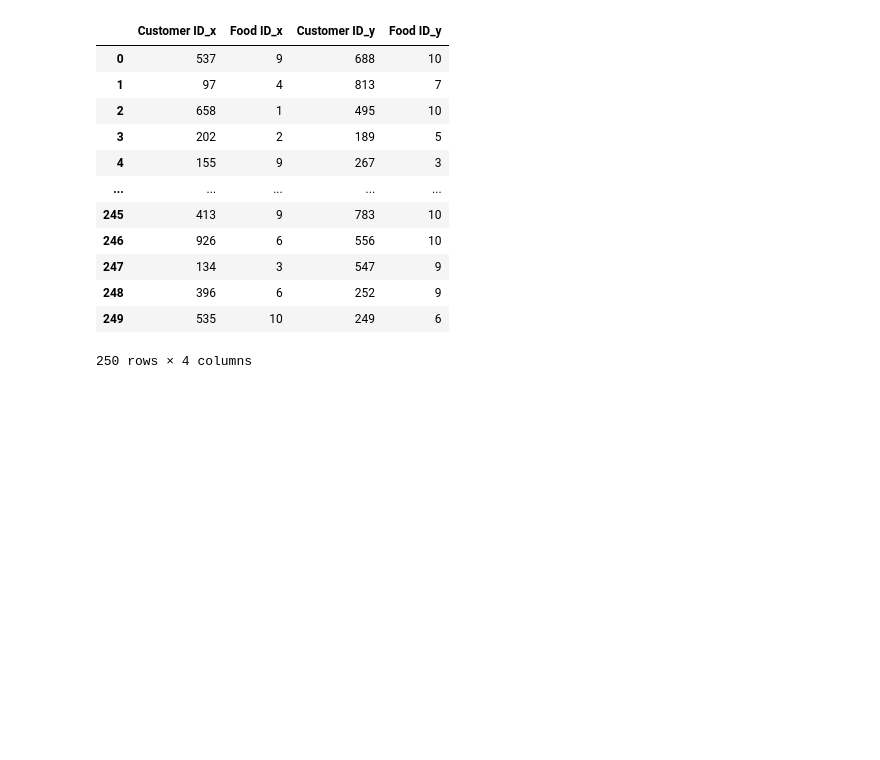
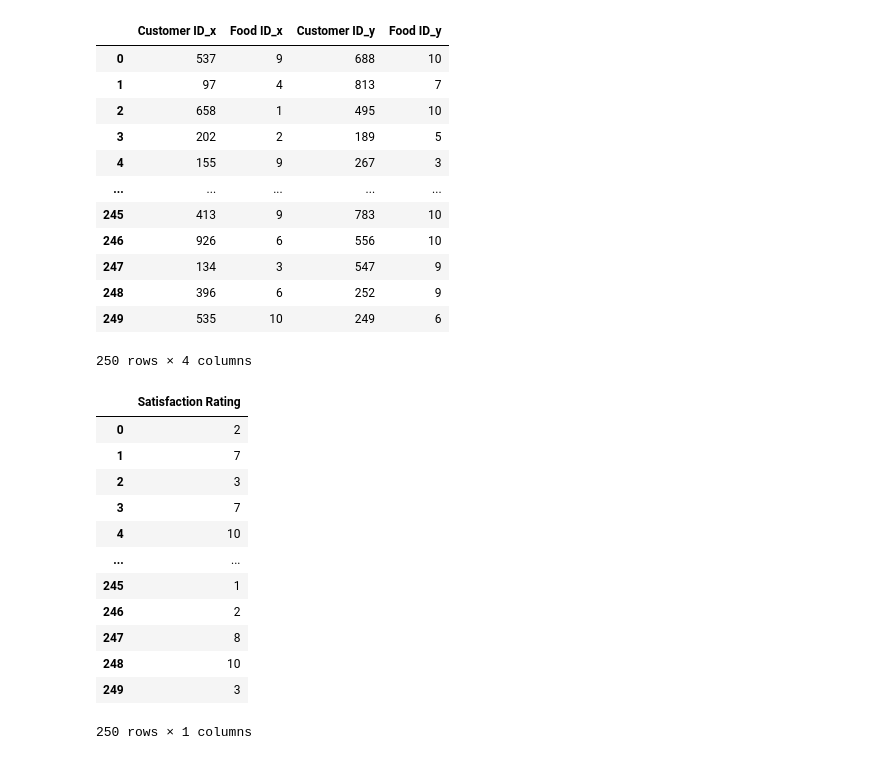
Before and after one commit to stcentre/Pandas-Tutorials, a Jupyter notebook: Pandas_Tutorials/7Pandas_Merging_Joining_and_Concatenating.ipynb, the cells around one changed output. Cells and saved outputs as stored; diff of their text form; code cells hidden in the pictures; blank space fills up the shorter version.

```diff
--- a/Pandas_Tutorials/7Pandas_Merging_Joining_and_Concatenating.ipynb
+++ b/Pandas_Tutorials/7Pandas_Merging_Joining_and_Concatenating.ipynb
@@ -387,0 +391,17 @@ week1.merge(week2,how='left',left_index=True,right_index=True)
+# %%
+satisfaction = pd.read_csv('datasets/Restaurant - Week 1 Satisfaction.csv')
+satisfaction
+# %% [output]
+|  | Satisfaction Rating |
+| 0 | 2 |
+| 1 | 7 |
+| 2 | 3 |
+| 3 | 7 |
+| 4 | 10 |
+| ... | ... |
+| 245 | 1 |
+| 246 | 2 |
+| 247 | 8 |
+| 248 | 10 |
+| 249 | 3 |
+250 rows × 1 columns
```
Also changed, not shown: parts of 5 cells of this notebook.
